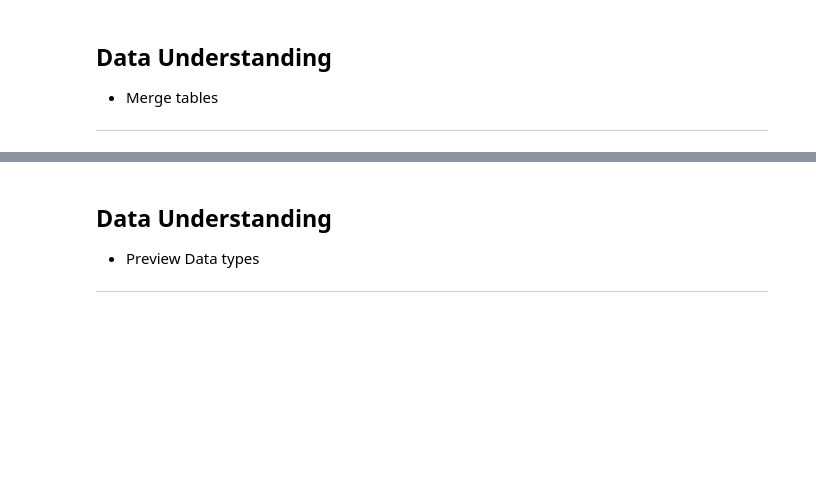
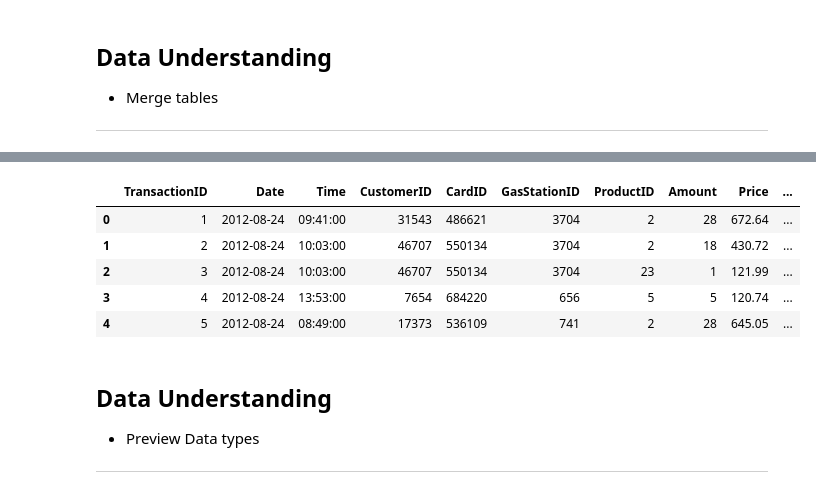
Before and after one commit to HfzhImn/2025_Artificial-Intelligence_TI-1B, a Jupyter notebook: Jobsheet_5_Tugas_Praktikum_Data_Manipulation.ipynb, the cells around one changed output, grey strips where cells are left out. Saved outputs shown, nothing was run; the diff lists cells and outputs as text; code cells hidden in the pictures; blank space fills up the shorter version.

```diff
--- a/Jobsheet_5_Tugas_Praktikum_Data_Manipulation.ipynb
+++ b/Jobsheet_5_Tugas_Praktikum_Data_Manipulation.ipynb
@@ -47,0 +33,4 @@ df_customer.head()
+# %%
+import pandas as pd
+df_gasstation = pd.read_csv('sample data/gasstations.csv')
+df_gasstation.head()
@@ -47,0 +44,4 @@ df_customer.head()
+# %%
+import pandas as pd
+df_product = pd.read_csv('sample data/products.csv')
+df_product.head()
@@ -47,0 +55,4 @@ df_customer.head()
+# %%
+import pandas as pd
+df_transaction = pd.read_csv('sample data/transactions_1k.csv')
+df_transaction.head()
@@ -60,3 +70,53 @@ df_customer.head()
+# %%
+import pandas as pd
+
+# Load the customers dataset before using it in the merge operation
+df_customer = pd.read_csv('sample data/customers.csv')
+
+# Load the yearmonth dataset
+df_yearmonth = pd.read_csv('sample data/yearmonth.csv')
+
+# Merge transaksi dengan customers
+df_merged = pd.merge(df_transaction, df_customer,
+                     on='CustomerID', how='left')
+
+# Merge dengan gasstations
+df_merged = pd.merge(df_merged, df_gasstation, on='GasStationID', how='left')
+
+# Merge dengan products
+df_merged = pd.merge(df_merged, df_product, on='ProductID', how='left')
+
+# Siapkan kolom 'Date' dari df_transactions agar cocok dengan df_yearmonth (yyyymm)
+df_merged['Date'] = pd.to_datetime(df_merged['Date'])
+df_merged['YearMonth'] = df_merged['Date'].dt.strftime('%Y%m')
+
+# Ubah 'Date' di df_yearmonth jadi string
+df_yearmonth['Date'] = df_yearmonth['Date'].astype(str)
+
+# Merge dengan df_yearmonth berdasarkan CustomerID dan YearMonth
+df_merged = pd.merge(
+    df_merged,
+    df_yearmonth,
+    left_on=['CustomerID', 'YearMonth'],
+    right_on=['CustomerID', 'Date'],
+    how='left'
+)
+
+# Rapikan kolom: buang kolom Date duplikat dan kolom YearMonth
+df_merged.drop(columns=['Date_y', 'YearMonth'], inplace=True)
+df_merged.rename(columns={'Date_x': 'Date'}, inplace=True)
+
+# Ubah kolom 'Date' menjadi object (string)
+df_merged['Date'] = df_merged['Date'].astype(str)
+
+df_merged.head()
+# %% [output]
+|  | TransactionID | Date | Time | CustomerID | CardID | GasStationID | ProductID | Amount | Price | ... |
+| 0 | 1 | 2012-08-24 | 09:41:00 | 31543 | 486621 | 3704 | 2 | 28 | 672.64 | ... |
+| 1 | 2 | 2012-08-24 | 10:03:00 | 46707 | 550134 | 3704 | 2 | 18 | 430.72 | ... |
+| 2 | 3 | 2012-08-24 | 10:03:00 | 46707 | 550134 | 3704 | 23 | 1 | 121.99 | ... |
+| 3 | 4 | 2012-08-24 | 13:53:00 | 7654 | 684220 | 656 | 5 | 5 | 120.74 | ... |
+| 4 | 5 | 2012-08-24 | 08:49:00 | 17373 | 536109 | 741 | 2 | 28 | 645.05 | ... |
 # %% [markdown]
 ## Data Understanding
 - Preview Data types
```
Also changed, not shown: parts of 11 cells of this notebook.
